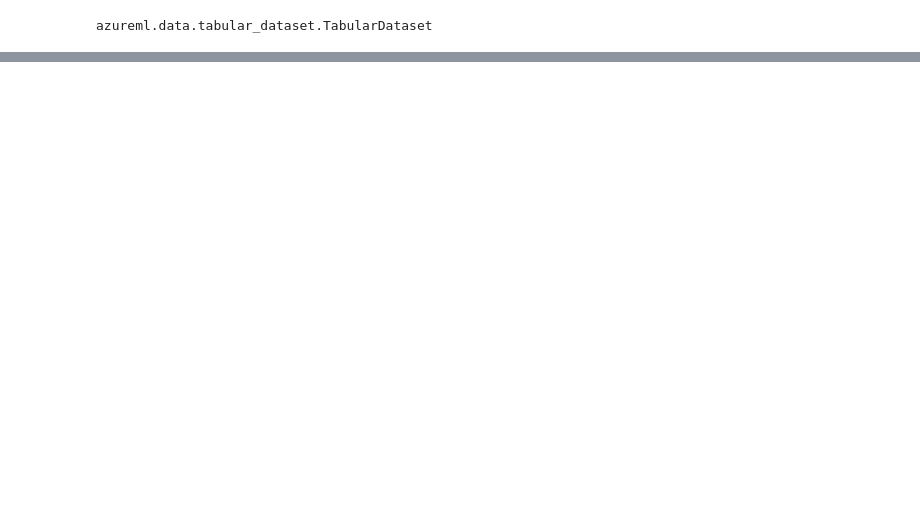
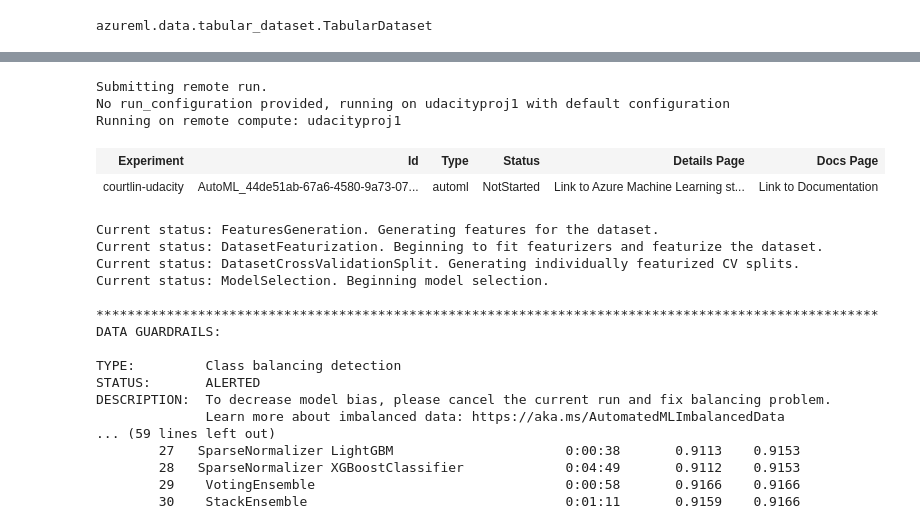
Before and after one commit to courtlin-holt-nguyen/Optimizing-an-ML-Pipeline-in-Azure, a Jupyter notebook: udacity-project.ipynb, the cells around one changed output, grey strips where cells are left out. Drawn from its saved outputs; the diff is of its cells as text; code cells hidden in the pictures; blank space fills up the shorter version.

```diff
--- a/udacity-project.ipynb
+++ b/udacity-project.ipynb
@@ -202,14 +295,50 @@ from azureml.train.automl import AutoMLConfig
 # NOTE: DO NOT CHANGE THE experiment_timeout_minutes PARAMETER OR YOUR INSTANCE WILL TIME OUT.
 # If you wish to run the experiment longer, you will need to run this notebook in your own
 # Azure tenant, which will incur personal costs.
+# automl_config = AutoMLConfig(
+#     experiment_timeout_minutes=30,
+#     task=,
+#     primary_metric=,
+#     training_data=,
+#     label_column_name=,
+#     n_cross_validations=)
+
 automl_config = AutoMLConfig(
-    experiment_timeout_minutes=30,
-    task=,
-    primary_metric=,
-    training_data=,
-    label_column_name=,
-    n_cross_validations=)
+    experiment_timeout_hours=.5,
+    task="classification",
+    primary_metric="accuracy",
+    training_data= train_data,
+    label_column_name="y",
+    n_cross_validations=5,
+    compute_target=compute_target,
+    max_concurrent_iterations=5,
+    max_cores_per_iteration=2
+)
 # %%
 # Submit your automl run
 
 ### YOUR CODE HERE ###
+automl_run = exp.submit(automl_config, show_output=True)
+# %% [output]
+Submitting remote run.
+No run_configuration provided, running on udacityproj1 with default configuration
+Running on remote compute: udacityproj1
+| Experiment | Id | Type | Status | Details Page | Docs Page |
+| courtlin-udacity | AutoML_44de51ab-67a6-4580-9a73-07... | automl | NotStarted | Link to Azure Machine Learning st... | Link to Documentation |
+Current status: FeaturesGeneration. Generating features for the dataset.
+Current status: DatasetFeaturization. Beginning to fit featurizers and featurize the dataset.
+Current status: DatasetCrossValidationSplit. Generating individually featurized CV splits.
+Current status: ModelSelection. Beginning model selection.
+
+****************************************************************************************************
+DATA GUARDRAILS:
+
+TYPE:         Class balancing detection
+STATUS:       ALERTED
+DESCRIPTION:  To decrease model bias, please cancel the current run and fix balancing problem.
+              Learn more about imbalanced data: https://aka.ms/AutomatedMLImbalancedData
+... (59 lines left out)
+        27   SparseNormalizer LightGBM                      0:00:38       0.9113    0.9153
+        28   SparseNormalizer XGBoostClassifier             0:04:49       0.9112    0.9153
+        29    VotingEnsemble                                0:00:58       0.9166    0.9166
+        30    StackEnsemble                                 0:01:11       0.9159    0.9166
```
Also changed, not shown: parts of 13 cells of this notebook, 1 other file.
